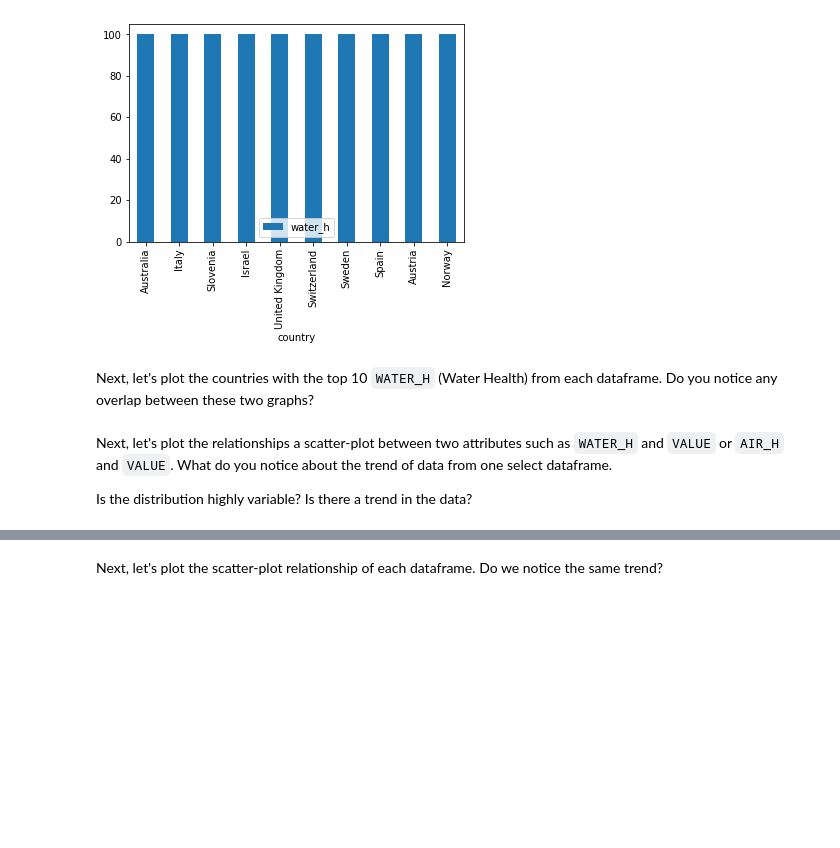
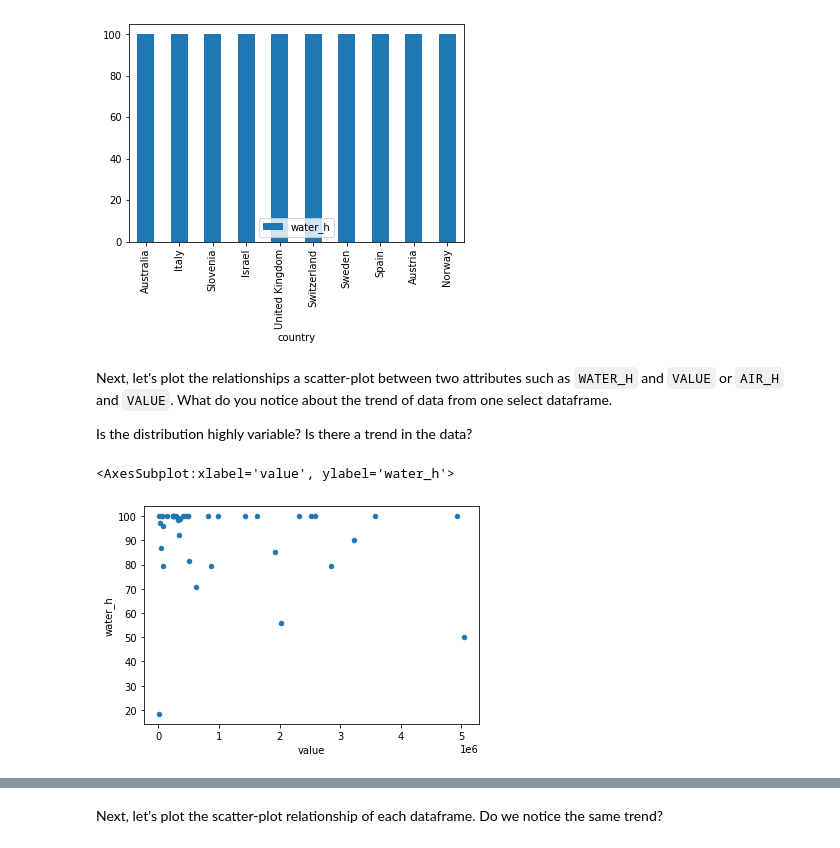
Before and after one commit to The-Knowledge-House/DS_22, a Jupyter notebook: phase_2/week_9/1_31/intermediate_sql_coding_exercise.ipynb, the cells around one changed output, grey strips where cells are left out. Cells and saved outputs as stored; diff of their text form; code cells hidden in the pictures; blank space fills up the shorter version.

```diff
--- a/phase_2/week_9/1_31/intermediate_sql_coding_exercise.ipynb
+++ b/phase_2/week_9/1_31/intermediate_sql_coding_exercise.ipynb
@@ -79,9 +79,12 @@ water_sorted.head(10).plot.bar(x="country", y="water_h")
 # %% [output]
 <AxesSubplot:xlabel='country'>
 [figure]
-# %% [markdown]
-Next, let's plot the countries with the top 10 `WATER_H` (Water Health) from each dataframe. Do you notice any overlap between these two graphs?
 # %% [markdown]
 Next, let's plot the relationships a scatter-plot between two attributes such as `WATER_H` and `VALUE` or `AIR_H` and `VALUE`. What do you notice about the trend of data from one select dataframe.
 
 Is the distribution highly variable? Is there a trend in the data?
+# %%
+gdp_epi.plot.scatter(x='value',y='water_h')
+# %% [output]
+<AxesSubplot:xlabel='value', ylabel='water_h'>
+[figure, added]
```
Also changed, not shown: parts of 3 cells of this notebook, 1 other file.
